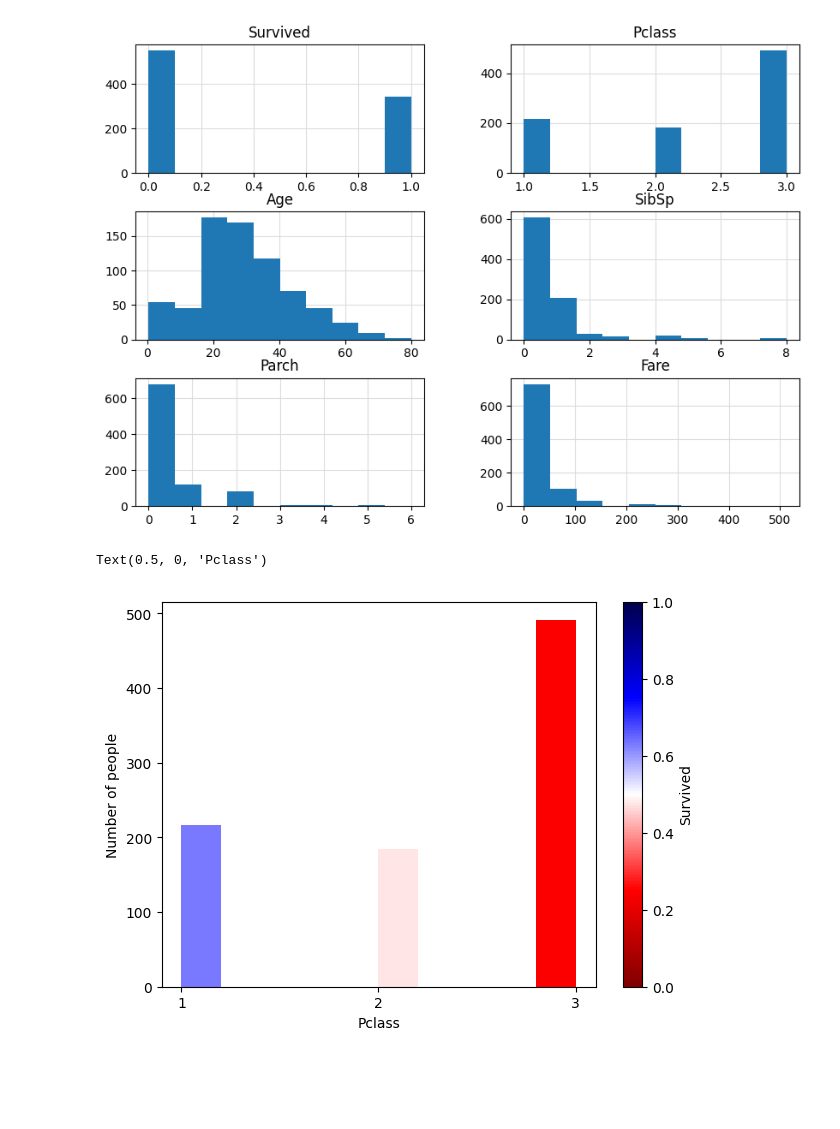
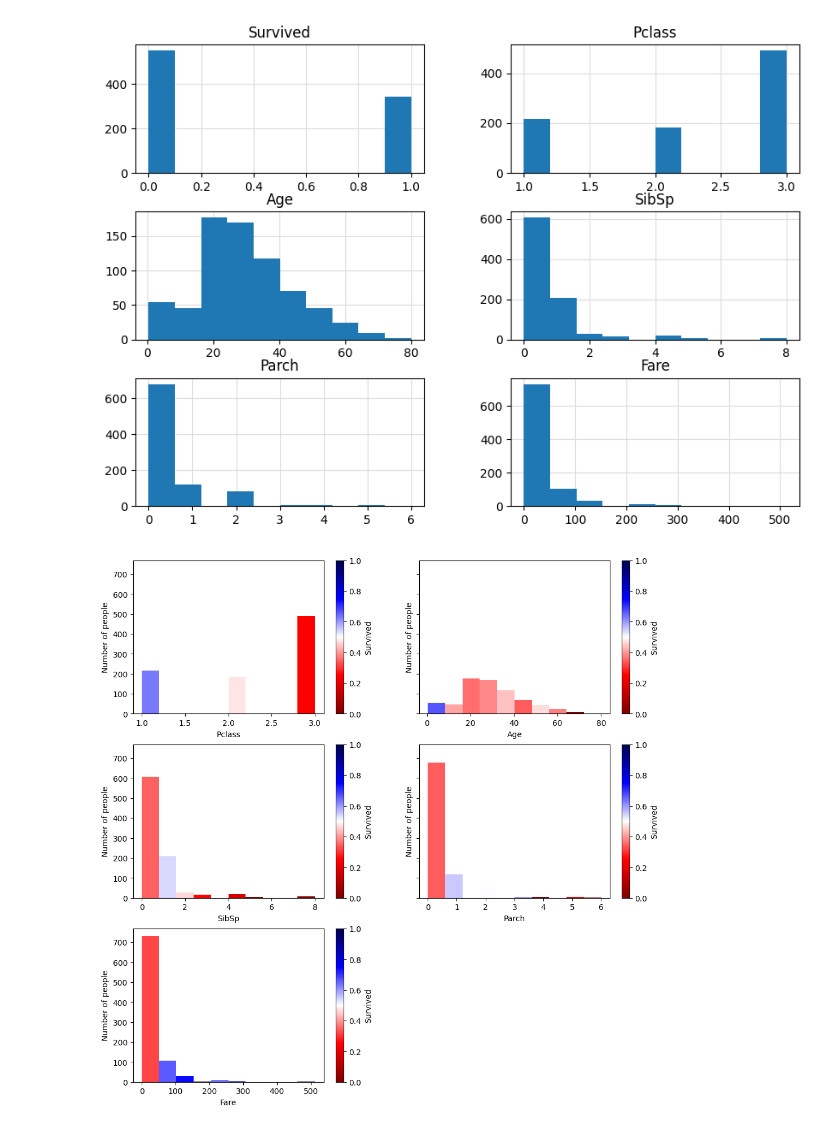
Before and after one commit to mldcastro/kaggle, a Jupyter notebook: src/explore_data.ipynb, the cells around one changed output. Drawn from its saved outputs; the diff is of its cells as text; code cells hidden in the pictures; blank space fills up the shorter version.

Commit message:
Colormap on histograms

```diff
--- a/src/explore_data.ipynb
+++ b/src/explore_data.ipynb
@@ -128,28 +111,30 @@ def get_survived_cuts_mean(
         df[column_cutted], bins=10, right=False, retbins=retbins
     )
 
-    survived_cuts_mean = train_df.groupby(survived_cuts).Survived.mean().to_numpy()
+    survived_cuts_mean = df.groupby(survived_cuts).Survived.mean().to_numpy()
 
     if retbins:
         return survived_cuts_mean, survived_bins
     return survived_cuts_mean
 # %%
-fig, ax = plt.subplots(1, 1, figsize=(7, 5))
+train_df_numeric = train_df.select_dtypes("number")
+_columns = train_df_numeric.columns.drop("Survived")
 
-survived_cuts_mean, survived_bins = get_survived_cuts_mean(train_df, "Pclass", bins=10)
+fig, axs = plt.subplots(3, 2, figsize=(2 * 6, 3 * 4), sharey=True)
+axs[2, 1].set_axis_off()
 
-n, bins, patches = ax.hist(train_df.Pclass, bins=survived_bins)
+for ax, col in zip(axs.flatten(), _columns):
+    survived_cuts_mean, survived_bins = get_survived_cuts_mean(train_df, col, bins=10)
+    n, bins, patches = ax.hist(train_df_numeric[col], bins=survived_bins)
 
-cmap_hist_by(
-    value=survived_cuts_mean,
-    patches=patches,
-    ax=ax,
-    clb_title="Survived"
-)
+    cmap_hist_by(
+        value=survived_cuts_mean,
+        patches=patches,
+        ax=ax,
+        clb_title="Survived",
+    )
 
-ax.set_ylabel("Number of people")
-ax.set_xticks([1, 2, 3])
-ax.set_xlabel("Pclass")
+    ax.set_ylabel("Number of people")
+    ax.set_xlabel(col)
 # %% [output]
-Text(0.5, 0, 'Pclass')
-[figure, old version]
+[figure, new version]
```
Also changed, not shown: parts of 2 cells of this notebook.
